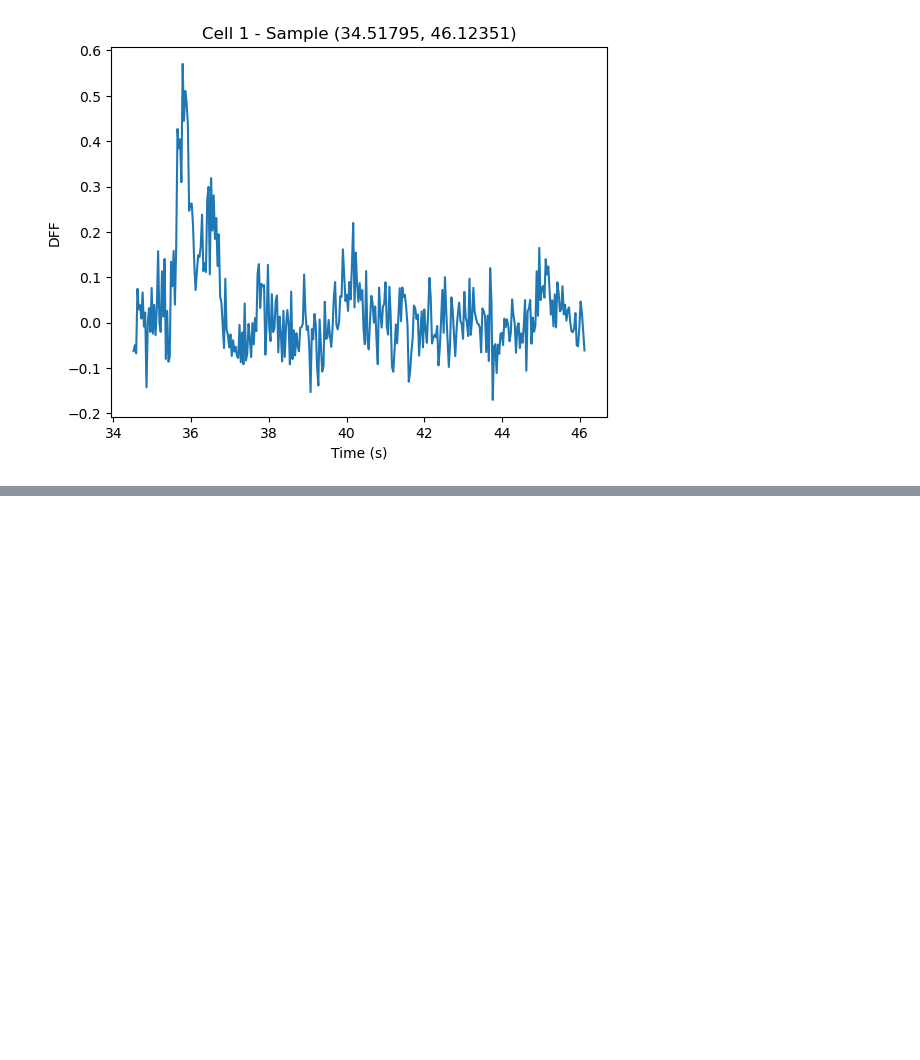
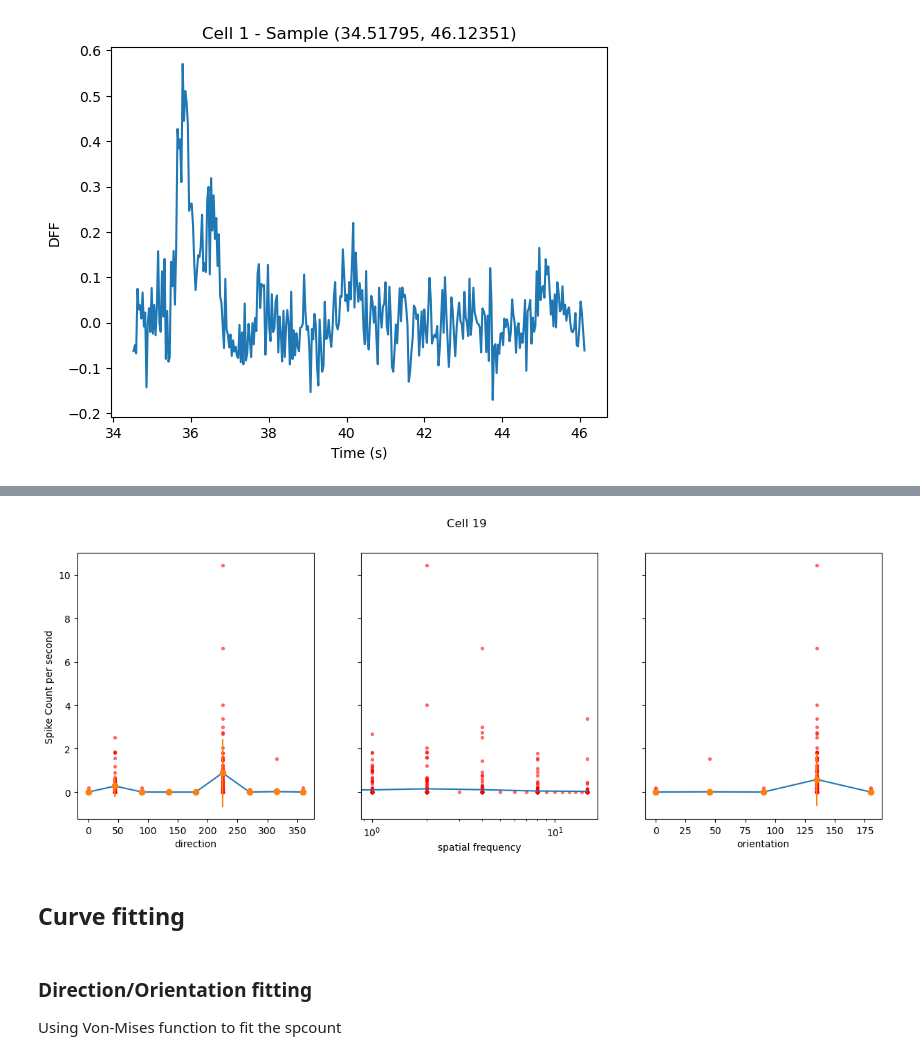
Before and after one commit to YIBoX-memorial/NDS, a Jupyter notebook: practical01.ipynb, the cells around one changed output, grey strips where cells are left out. Cells and saved outputs as stored; diff of their text form; code cells hidden in the pictures; blank space fills up the shorter version.

```diff
--- a/practical01.ipynb
+++ b/practical01.ipynb
@@ -280,11 +215,0 @@ range(2717, 31284)
-# %%
-# plot_sample(time_axis, dff_sequence, 100)
-for i in range(dff_sequence.shape[0]):
-    # print the mean, std, min, max and median of the dff sequence for each cell
-    print(
-        np.mean(dff_sequence[i]),
-        np.std(dff_sequence[i]),
-        np.min(dff_sequence[i]),
-        np.max(dff_sequence[i]),
-        np.median(dff_sequence[i]),
-    )
@@ -310,0 +306,8 @@ for i in range(dff_sequence.shape[0]):
+# %%
+def stim_mapping(stim_type, property):
+    if stim_type == "direction":
+        return int(property / 45)
+    if stim_type == "temporal_frequency":
+        return int(property)
+    if stim_type == "orientation":
+        return int((property + 90) / 45) % 4
@@ -310,0 +494,9 @@ for i in range(dff_sequence.shape[0]):
+# %%
+plot_spcount(19, spcount, cucount)
+# %% [output]
+[figure, added]
+# %% [markdown]
+## Curve fitting
+# %% [markdown]
+### Direction/Orientation fitting
+Using Von-Mises function to fit the spcount
```
Also changed, not shown: parts of 52 cells of this notebook.
